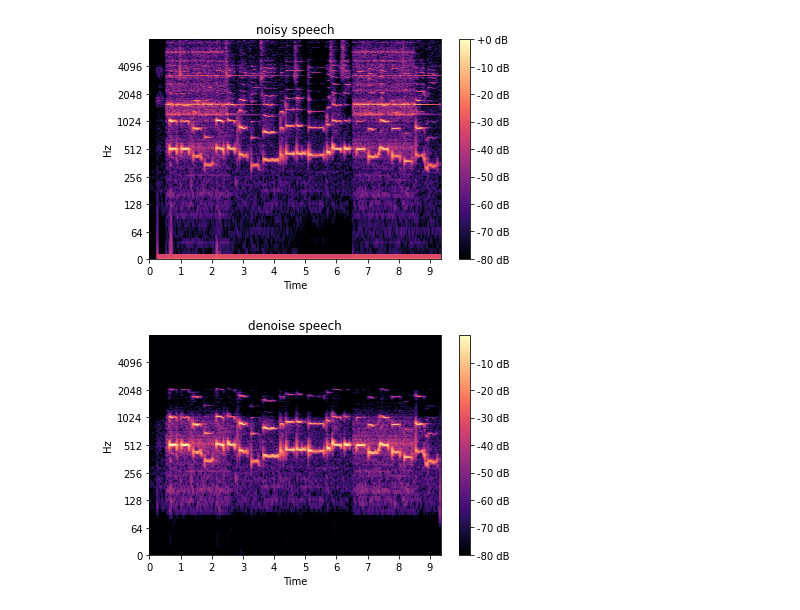
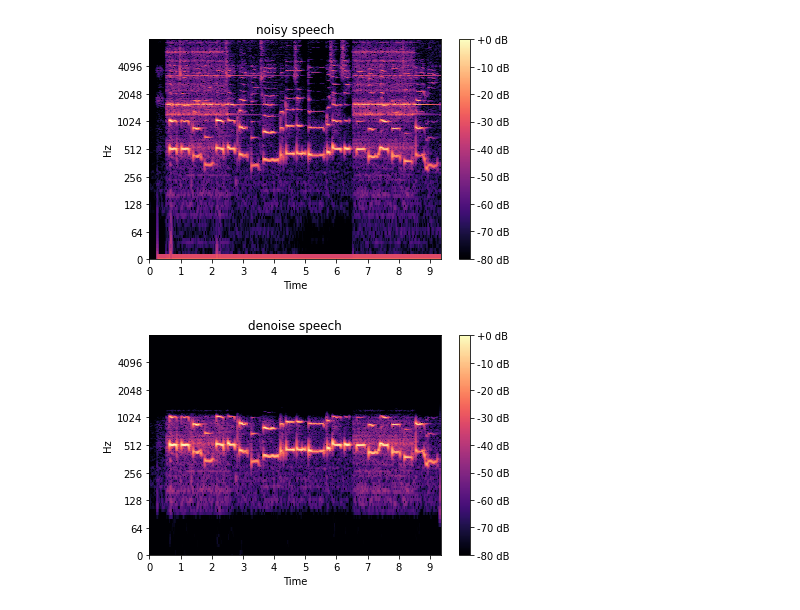
Before and after one commit to toonnyy8/ncku, a Jupyter notebook: dsp2020/hw4/dsp2020-hw4.ipynb, the cells around one changed output. Saved outputs shown, nothing was run; the diff lists cells and outputs as text; code cells hidden in the pictures.

```diff
--- a/dsp2020/hw4/dsp2020-hw4.ipynb
+++ b/dsp2020/hw4/dsp2020-hw4.ipynb
@@ -49,22 +49,19 @@ plt.show()
 # %%
 b1, a1 = scipy.signal.butter(8,(100),"highpass",False,"ba",16000)
 denoise_speech = scipy.signal.filtfilt(b1, a1, noisy_speech)
 
 b2, a2 = scipy.signal.butter(12,(1000),"lowpass",False,"ba",16000)
 denoise_speech = scipy.signal.filtfilt(b2, a2, denoise_speech)
-
-# 將移除掉的諧波補回一些
-denoise_speech = denoise_speech + librosa.effects.pitch_shift(denoise_speech, 16000, n_steps=12) * 0.1
 
 denoise_speech_power = np.abs(librosa.stft(denoise_speech))
 librosa.display.specshow(librosa.power_to_db(denoise_speech_power ** 2, ref=np.max),
                          sr=16000, y_axis='log', x_axis='time')
 plt.colorbar(format='%+2.0f dB')
 plt.title('denoise speech')
 plt.tight_layout()
 plt.show()
 # %% [output]
-[figure, old version]
+[figure, new version]
 # %%
 denoise_speech = np.float32(denoise_speech)
 Audio(denoise_speech,rate=16000)
```
Also changed, not shown: parts of 5 cells of this notebook, 8 other files.
